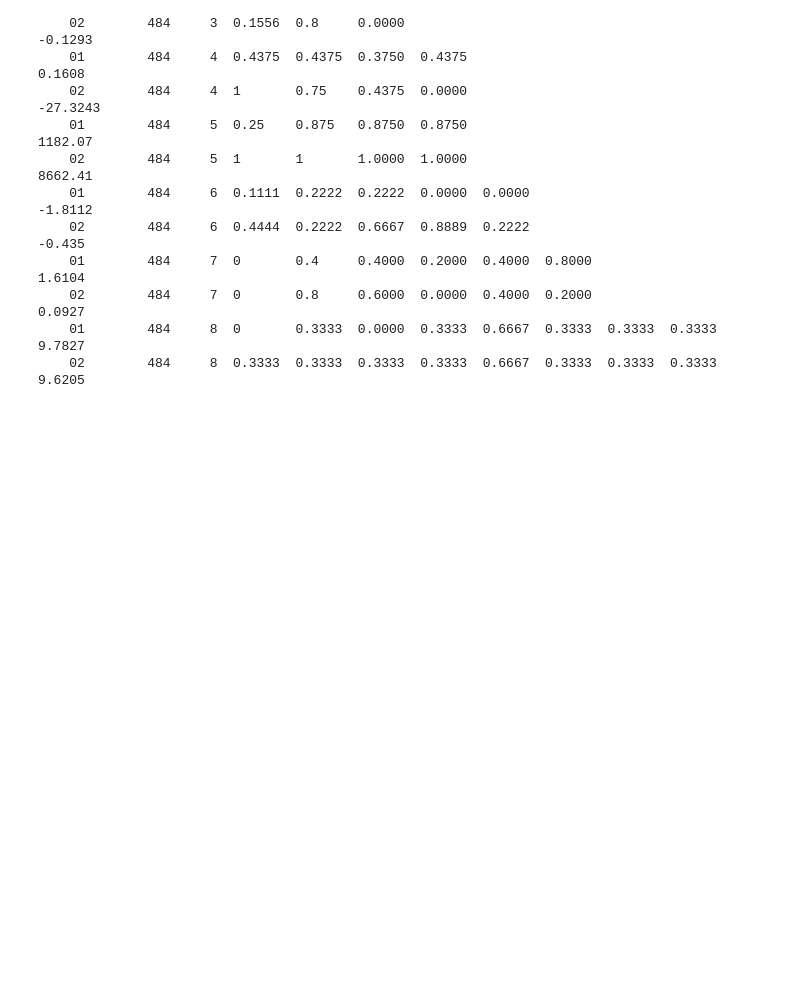
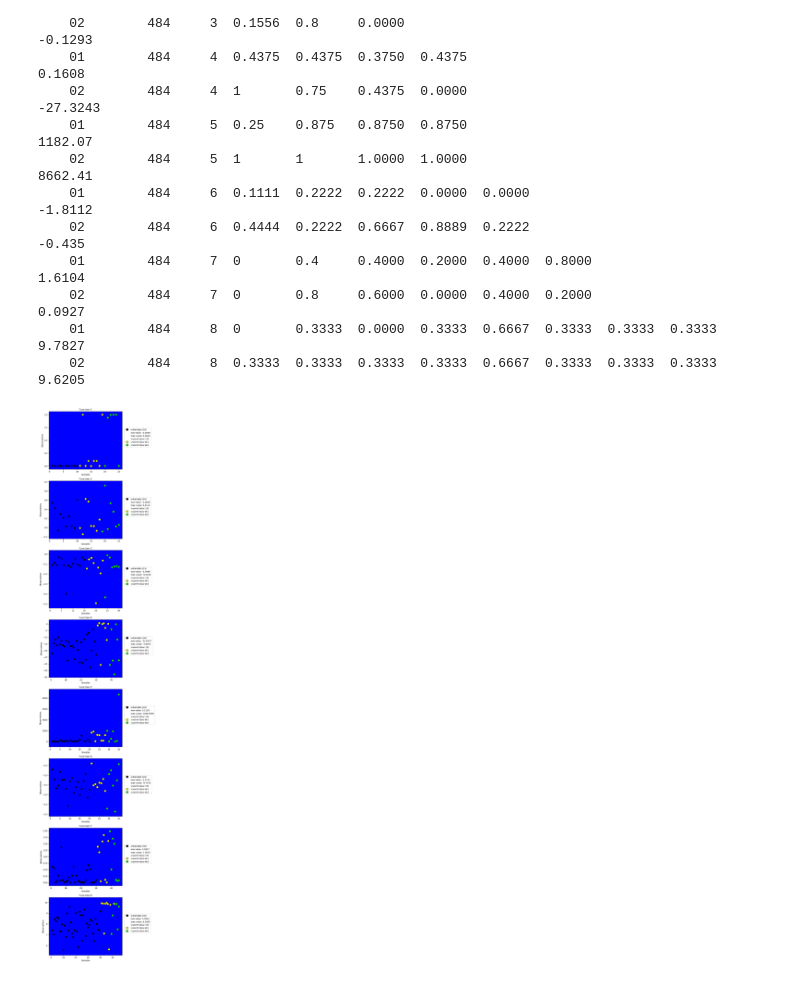
Before and after one commit to wrm65/Capstone-Competition-2024, a Jupyter notebook: load_capstone_results.ipynb, the cells around one changed output. Saved outputs shown, nothing was run; the diff lists cells and outputs as text; code cells hidden in the pictures; blank space fills up the shorter version.

Commit message:
Add function to save graphs

```diff
--- a/load_capstone_results.ipynb
+++ b/load_capstone_results.ipynb
@@ -7,17 +7,20 @@
 #### Function: `Load Capstone Results`
 #### Usage: \<TODO\>
 # %%
-import os, time, datetime
+import os, time
 import pathlib
 import numpy as np
 import pandas as pd
+import matplotlib as matplotlib
 import matplotlib.pyplot as plt
 from matplotlib.lines import Line2D
 import copy
 from tabulate import tabulate
+from datetime import datetime
 import warnings
 warnings.filterwarnings('ignore', category=DeprecationWarning)
 np.set_printoptions(threshold=np.inf)
+matplotlib.rcParams['figure.figsize'] = (8, 48)
 # %% [markdown]
 #### - declare constant values
 # %%
@@ -638,4 +660,6 @@ loader.print_student_results(484, True)
 # %%
 # loader.print_html_updated_data()
 # %%
-# loader.plot_observations(484)
+loader.save_plot_observations()
+# %% [output]
+[figure, added]
```
Also changed, not shown: parts of 2 cells of this notebook, 6 other files.
